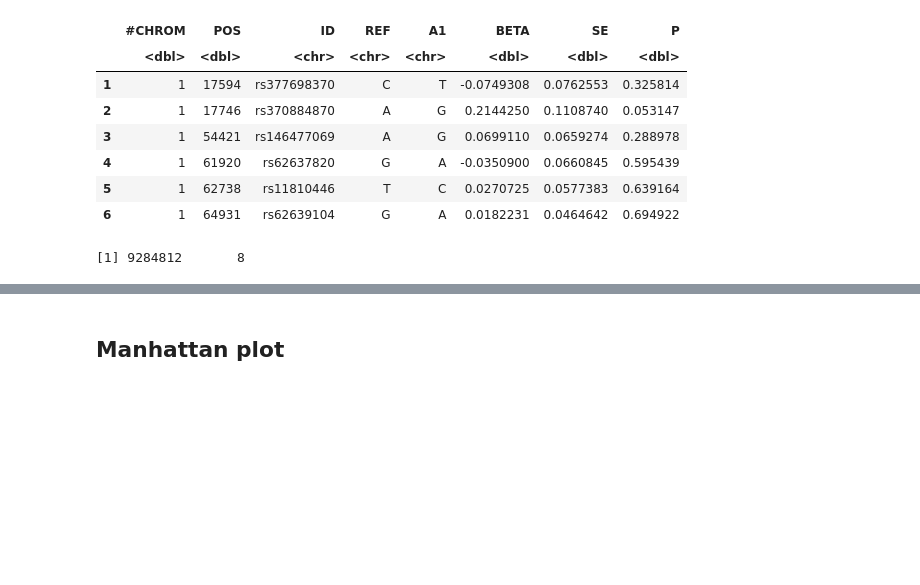
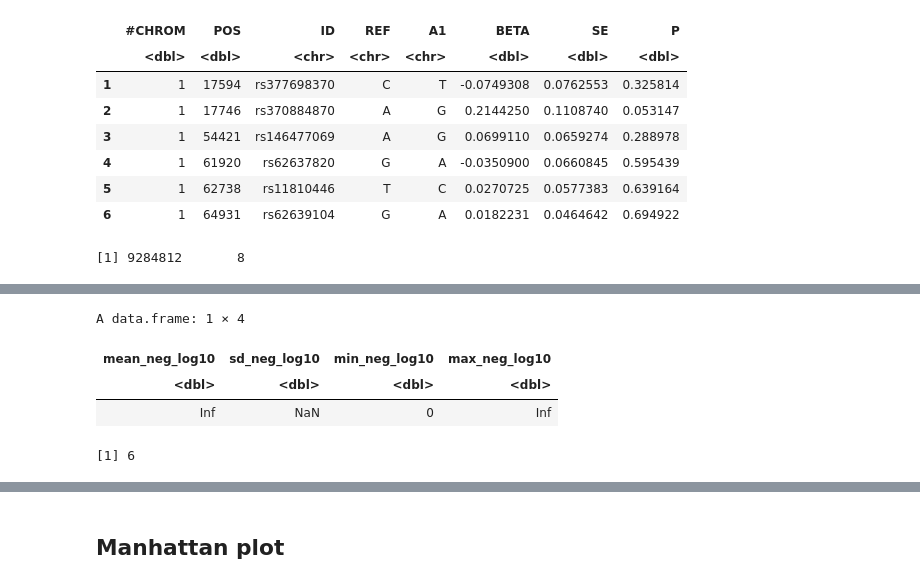
Before and after one commit to pivlab/phenoplier, a Jupyter notebook: nbs/15_gsa_gls/20-null_simulations/05_gwas/09_05-gwas-qqplot.ipynb, the cells around one changed output, grey strips where cells are left out. Saved outputs shown, nothing was run; the diff lists cells and outputs as text; code cells hidden in the pictures; blank space fills up the shorter version.

```diff
--- a/nbs/15_gsa_gls/20-null_simulations/05_gwas/09_05-gwas-qqplot.ipynb
+++ b/nbs/15_gsa_gls/20-null_simulations/05_gwas/09_05-gwas-qqplot.ipynb
@@ -83,0 +105,16 @@ dim(gwas)
+# %%
+gwas_mlog_stats <- gwas %>%
+  mutate(LOGP = -log10(P)) %>%
+  summarise(
+    mean_neg_log10 = mean(LOGP, na.rm = TRUE),
+    sd_neg_log10   = sd(LOGP, na.rm = TRUE),
+    min_neg_log10  = min(LOGP, na.rm = TRUE),
+    max_neg_log10  = max(LOGP, na.rm = TRUE)
+  )
+# %%
+gwas_mlog_stats
+# %% [output]
+A data.frame: 1 × 4
+| mean_neg_log10 | sd_neg_log10 | min_neg_log10 | max_neg_log10 |
+| <dbl> | <dbl> | <dbl> | <dbl> |
+| Inf | NaN | 0 | Inf |
@@ -83,0 +128,4 @@ dim(gwas)
+# %%
+gwas_max_mlog_noninf
+# %% [output]
+[1] 6
```
Also changed, not shown: parts of 46 cells of this notebook, 4 other files.
